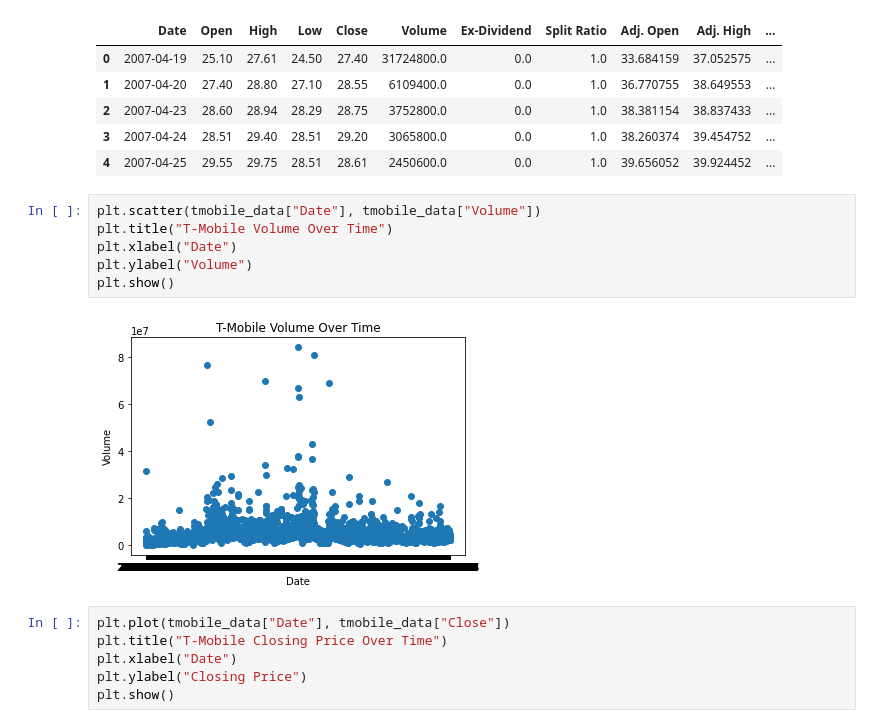
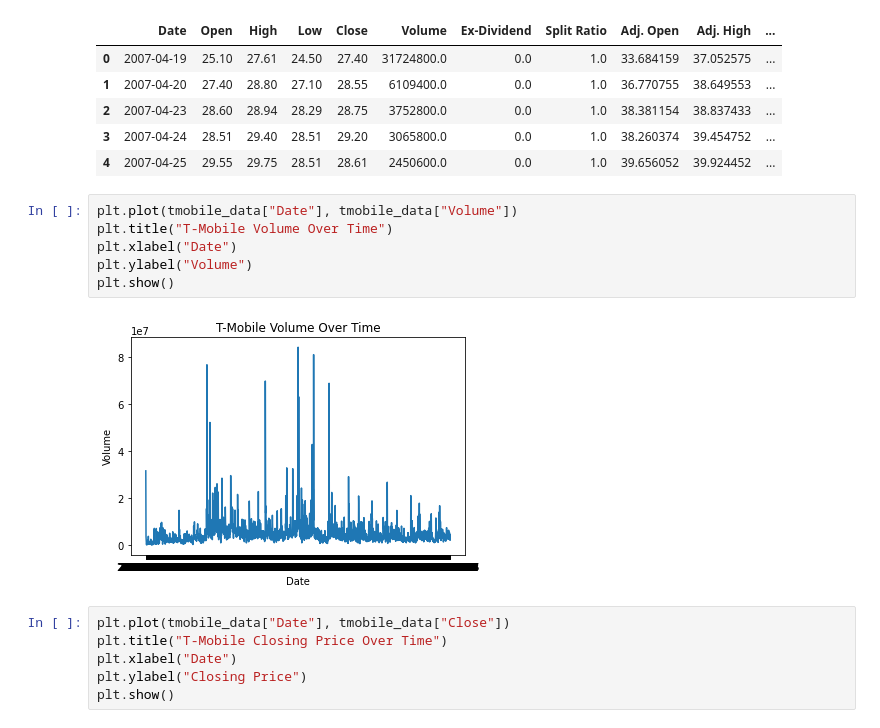
Before and after one commit to mssubaiti/Project1_Group1, a Jupyter notebook: nasdaq.ipynb, the cells around one changed output. Cells and saved outputs as stored; diff of their text form.

```diff
--- a/nasdaq.ipynb
+++ b/nasdaq.ipynb
@@ -170,13 +159,13 @@ tmobile_data.head()
 | 3 | 2007-04-24 | 28.51 | 29.40 | 28.51 | 29.20 | 3065800.0 | 0.0 | 1.0 | 38.260374 | 39.454752 | ... |
 | 4 | 2007-04-25 | 29.55 | 29.75 | 28.51 | 28.61 | 2450600.0 | 0.0 | 1.0 | 39.656052 | 39.924452 | ... |
 # %%
-plt.scatter(tmobile_data["Date"], tmobile_data["Volume"])
+plt.plot(tmobile_data["Date"], tmobile_data["Volume"])
 plt.title("T-Mobile Volume Over Time")
 plt.xlabel("Date")
 plt.ylabel("Volume")
 plt.show()
 # %% [output]
-[figure, old version]
+[figure, new version]
 # %%
 plt.plot(tmobile_data["Date"], tmobile_data["Close"])
 plt.title("T-Mobile Closing Price Over Time")
```
Also changed, not shown: parts of 19 cells of this notebook, 1 other file.
